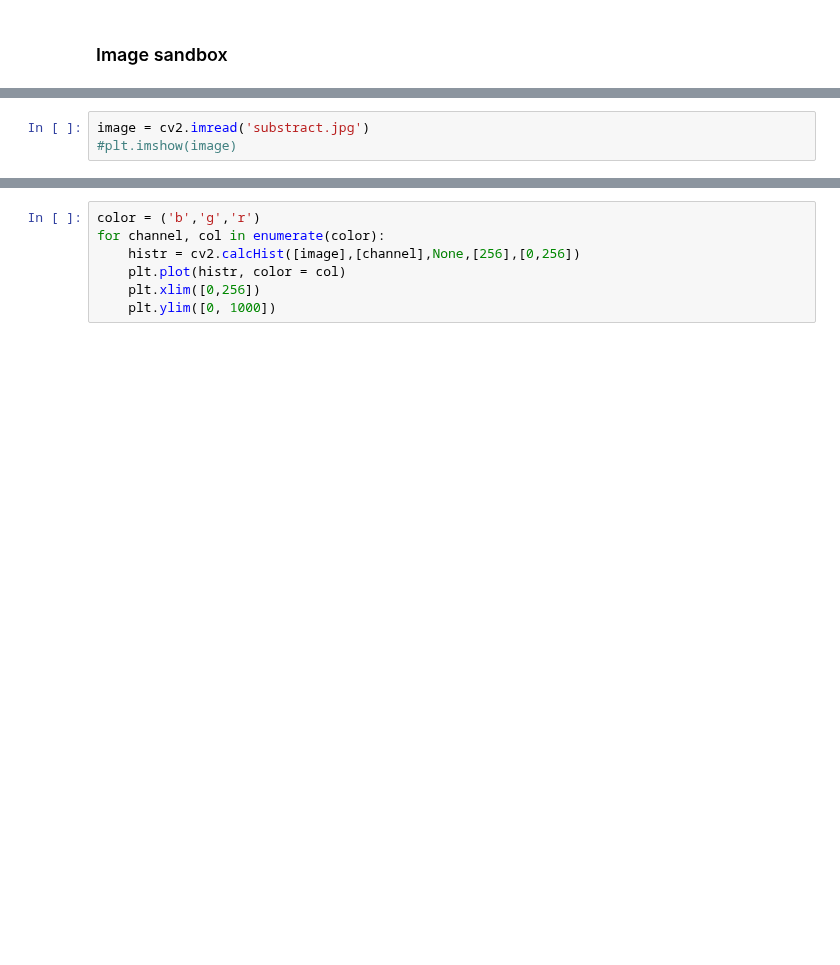
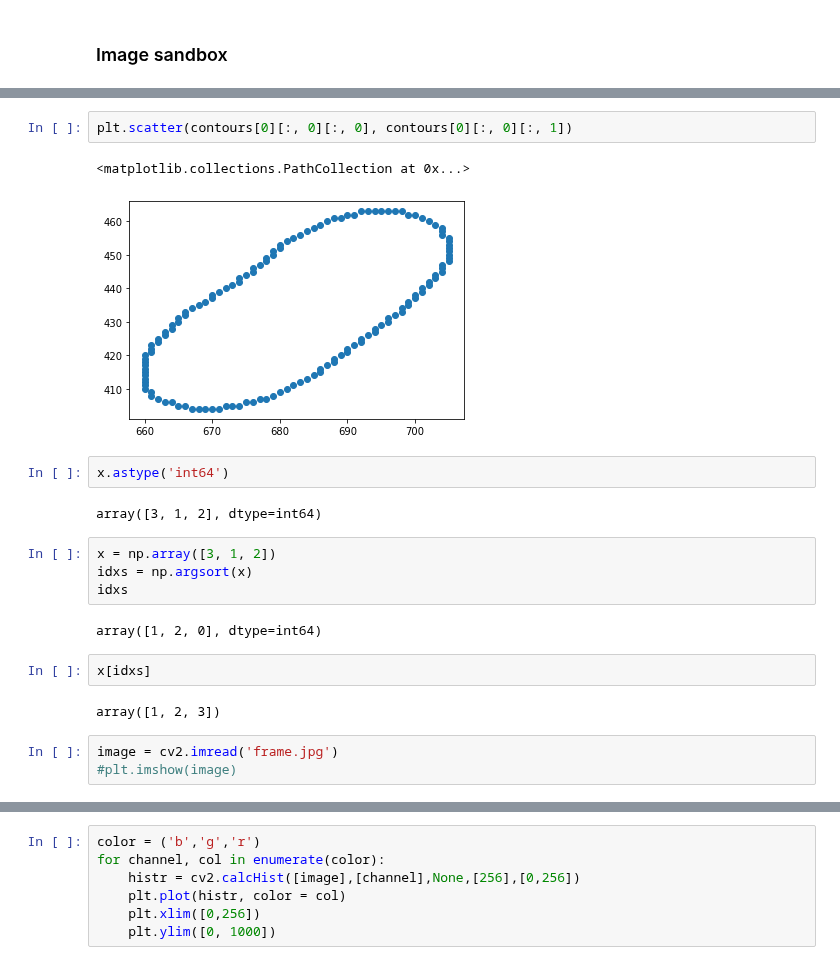
Before and after one commit to peckalab/runSIT, a Jupyter notebook: controllers/position.ipynb, the cells around one changed output, grey strips where cells are left out. Cells and saved outputs as stored; diff of their text form; blank space fills up the shorter version.

```diff
--- a/controllers/position.ipynb
+++ b/controllers/position.ipynb
@@ -258,5 +906,24 @@ Position tracker stopped
+# %%
+plt.scatter(contours[0][:, 0][:, 0], contours[0][:, 0][:, 1])
+# %% [output]
+<matplotlib.collections.PathCollection at 0x...>
+[figure, added]
+# %%
+x.astype('int64')
+# %% [output]
+array([3, 1, 2], dtype=int64)
+# %%
+x = np.array([3, 1, 2])
+idxs = np.argsort(x)
+idxs
+# %% [output]
+array([1, 2, 0], dtype=int64)
+# %%
+x[idxs]
+# %% [output]
+array([1, 2, 3])
 # %%
-image = cv2.imread('substract.jpg')
+image = cv2.imread('frame.jpg')
 #plt.imshow(image)
 # %%
 image[0][0]
```
Also changed, not shown: parts of 15 cells of this notebook, 1 other file.
